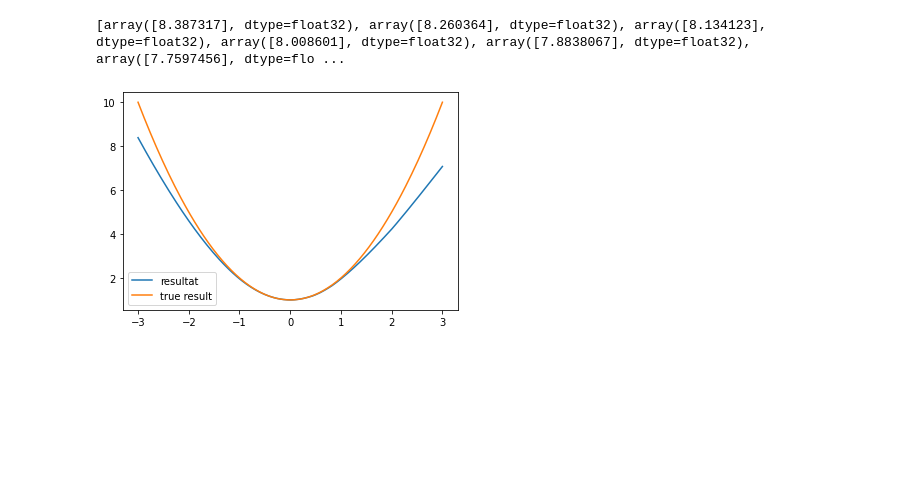
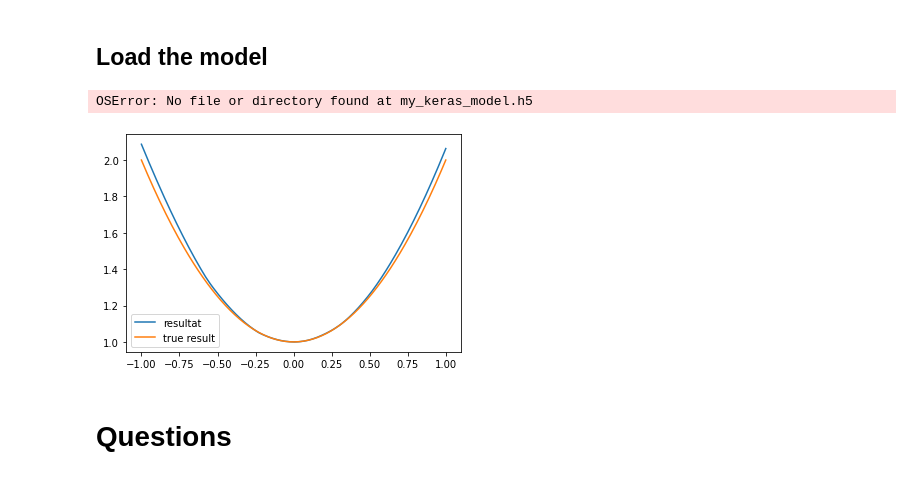
Before and after one commit to LawsonOliveira/Tsunami, a Jupyter notebook: differentiate/using_NN_for_solving_EDP.ipynb, the cells around one changed output. Cells and saved outputs as stored; diff of their text form; code cells hidden in the pictures; blank space fills up the shorter version.

```diff
--- a/differentiate/using_NN_for_solving_EDP.ipynb
+++ b/differentiate/using_NN_for_solving_EDP.ipynb
@@ -15 +34,23 @@ optimizer = tf.optimizers.SGD(learning_rate)
+# %%
+# Méthode à développer : API Subclassing
+# Voir https://www.tensorflow.org/guide/keras/custom_layers_and_models
+
+class PINN (keras.Model):
+    # Physics-informed neural network, très simple pour l'instant
+
+    def __init__(self,units=30,activation='relu',**kwargs):
+        super().__init__(**kwargs) #gère les arguments standard (ex : name)
+        self.noise = keras.layers.GaussianNoise(stddev=0) # à modifier pour voir
+        self.hidden1 = keras.layers.Dense(units, activation = activation)
+        self.hidden2 = keras.layers.Dense(units, activation = activation)
+        self.main_output = keras.layers.Dense(1)
+
+    def call(self, inputs):
+        noise = self.noise(inputs)
+        hidden1 = self.hidden1(noise)
+        hidden2 = self.hidden2(hidden1)
+        main_output = self.main_output(hidden2)
+        return main_output
+
+multilayer_perceptron = PINN(units=10,name="model d'API Subclassing pour PINN")
 # %%
@@ -80,0 +125,6 @@ epoch: 199
+# %% [markdown]
+## Load the model
+# %%
+multilayer_perceptron = keras.models.load_model('my_keras_model.h5')
+# %% [output]
+OSError: No file or directory found at my_keras_model.h5
@@ -81,20 +135,21 @@ epoch: 199
 # %%
 # True Solution (found analitically)
 def true_solution(x):
   return x**2 + 1
 
-X = tf.constant(np.linspace(-3, 3, 200),dtype='float32')
+X = tf.constant(np.linspace(-1, 1, 200),dtype='float32')
 result = []
 for x in X:
   # print(g(tf.reshape(x,[1])).numpy()[0])
   result.append(g(tf.reshape(x,[1])).numpy()[0])
 
 S = true_solution(X)
 
 plt.plot(X, result, label='resultat')
 plt.plot(X, S, label='true result')
 plt.legend()
 plt.show()
 # %% [output]
-[array([8.387317], dtype=float32), array([8.260364], dtype=float32), array([8.134123], dtype=float32), array([8.008601], dtype=float32), array([7.8838067], dtype=float32), array([7.7597456], dtype=flo ...
-[figure, old version]
+[figure, new version]
+# %% [markdown]
+# Questions
```
Also changed, not shown: parts of 13 cells of this notebook, 11 other files.
